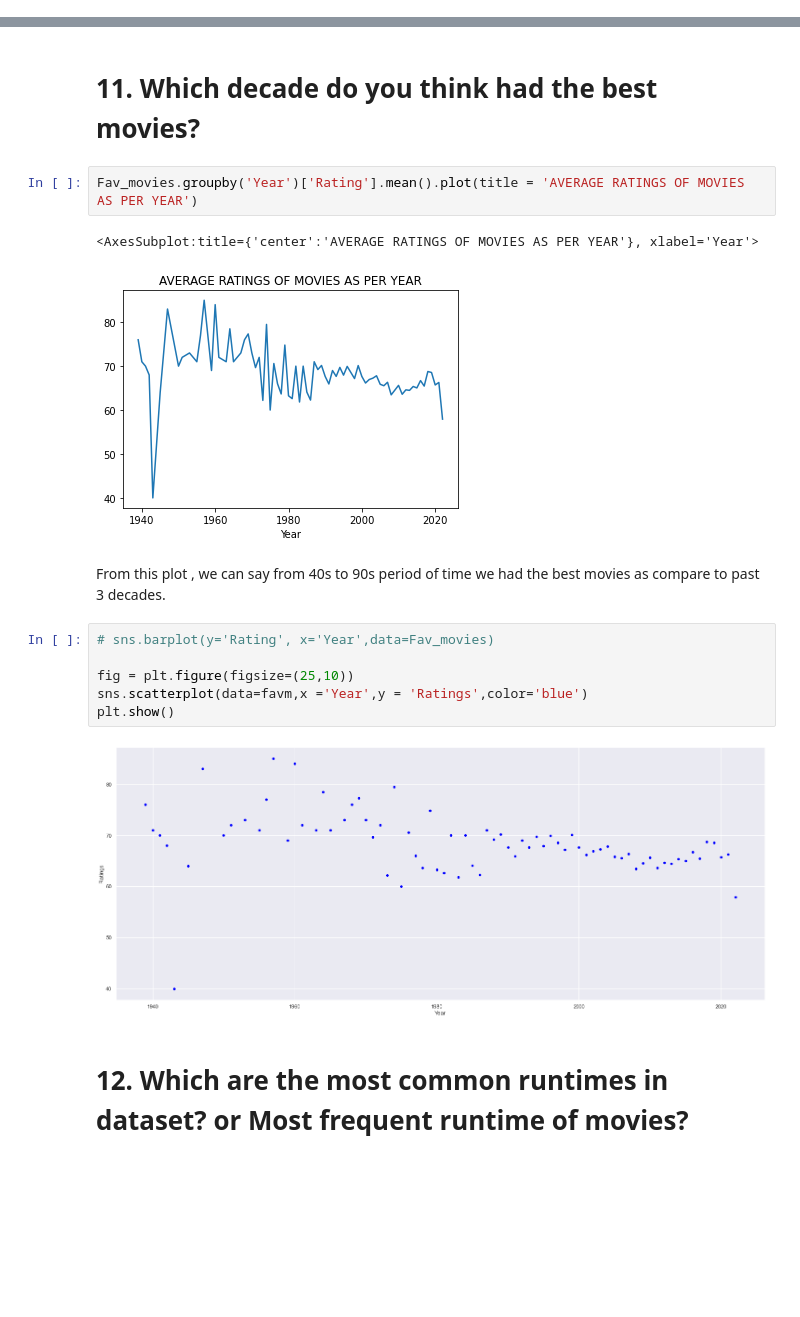
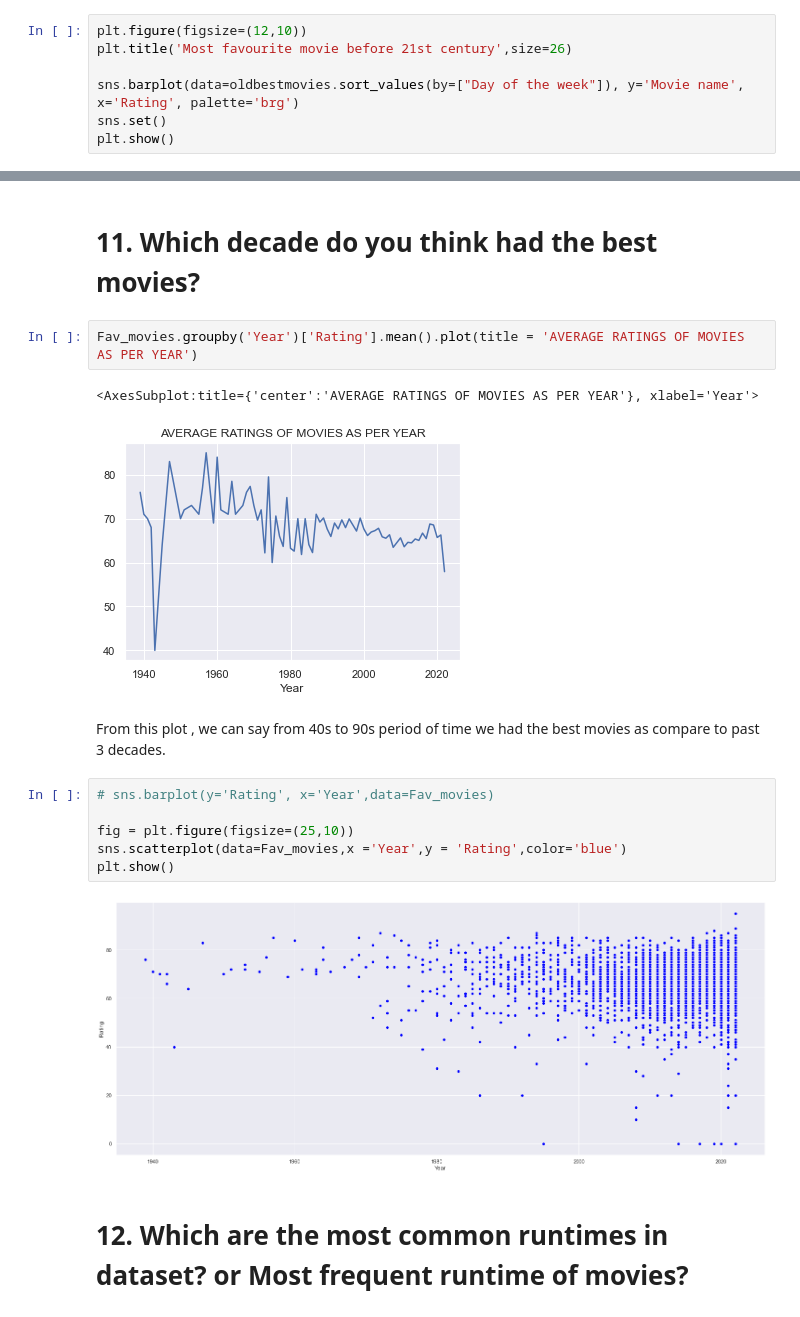
Before and after one commit to Prat33kShinde/Project---Webscrapping-themoviesdb.org-, a Jupyter notebook: Data Analysis.ipynb, the cells around one changed output, grey strips where cells are left out. Drawn from its saved outputs; the diff is of its cells as text; blank space fills up the shorter version.

```diff
--- a/Data Analysis.ipynb
+++ b/Data Analysis.ipynb
@@ -563,0 +617,7 @@ Fav_movies[Fav_movies.Year >= 2003 ].sort_values(ascending= False, by=["Rating"]
+# %%
+plt.figure(figsize=(12,10))
+plt.title('Most favourite movie before 21st century',size=26)
+
+sns.barplot(data=oldbestmovies.sort_values(by=["Day of the week"]), y='Movie name', x='Rating', palette='brg')
+sns.set()
+plt.show()
@@ -591,17 +653,17 @@ From above table, we can clearly say that starting years has few production rate
 Fav_movies.groupby('Year')['Rating'].mean().plot(title = 'AVERAGE RATINGS OF MOVIES AS PER YEAR')
 # %% [output]
 <AxesSubplot:title={'center':'AVERAGE RATINGS OF MOVIES AS PER YEAR'}, xlabel='Year'>
-[figure, old version]
+[figure, new version]
 # %% [markdown]
 From this plot , we can say from 40s to 90s period of time we had the best movies as compare to past 3 decades.
 # %%
 # sns.barplot(y='Rating', x='Year',data=Fav_movies)
 
 fig = plt.figure(figsize=(25,10))
-sns.scatterplot(data=favm,x ='Year',y = 'Ratings',color='blue')
+sns.scatterplot(data=Fav_movies,x ='Year',y = 'Rating',color='blue')
 plt.show()
 # %% [output]
-[figure, old version]
+[figure, new version]
 # %% [markdown]
 # 12. Which are the most common runtimes in dataset? or Most frequent runtime of movies?
 # %%
```
Also changed, not shown: parts of 46 cells of this notebook.
